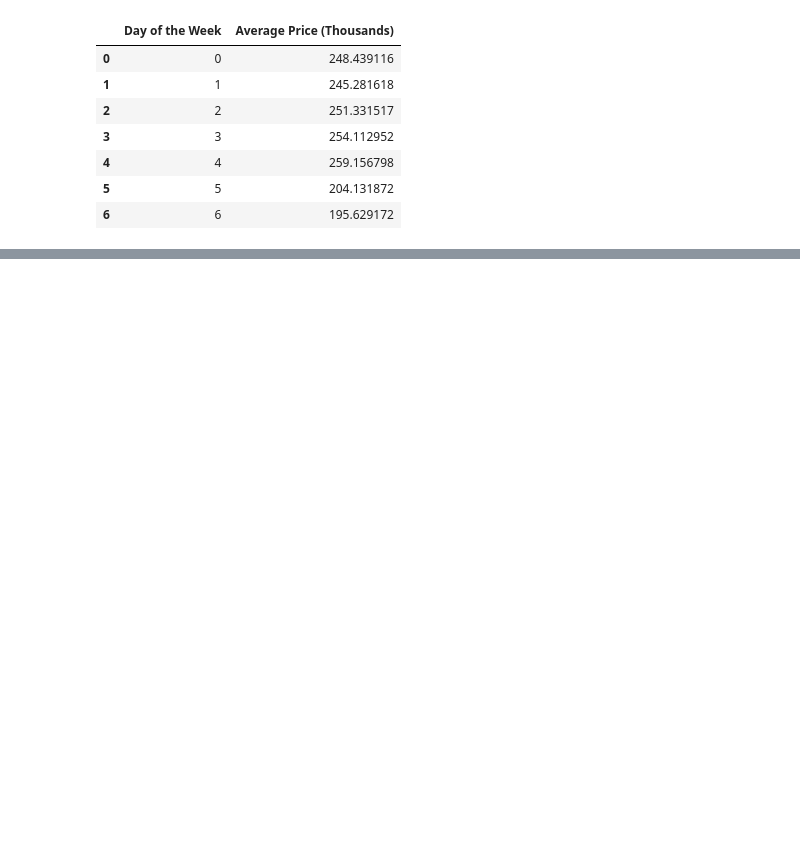
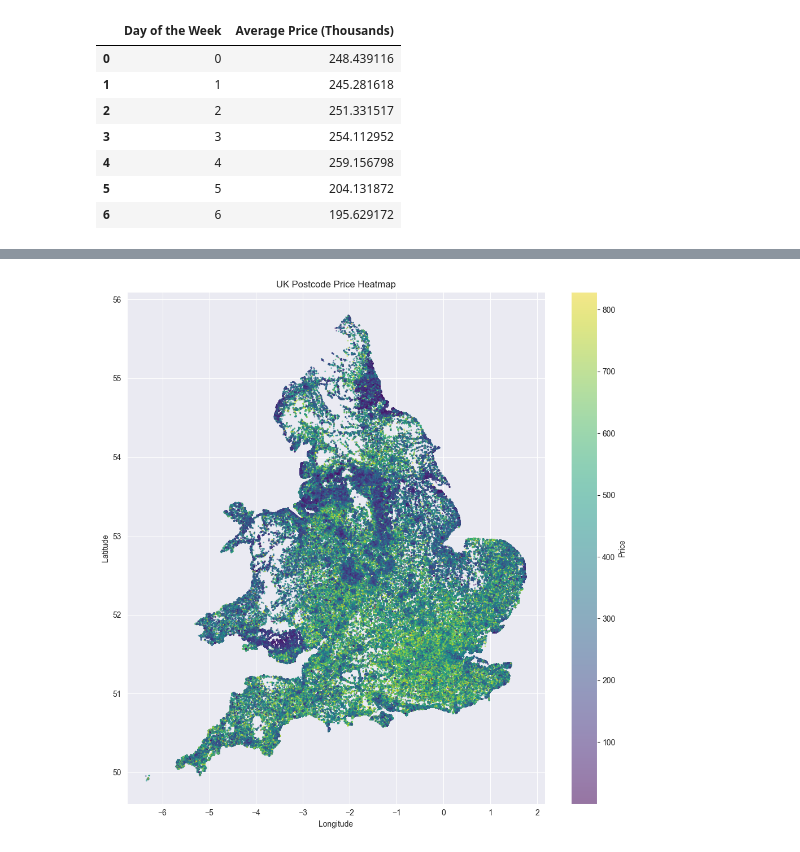
Before and after one commit to Tom-Kerrison/Housing-Price-Predictor, a Jupyter notebook: EDA.ipynb, the cells around one changed output, grey strips where cells are left out. Saved outputs shown, nothing was run; the diff lists cells and outputs as text; code cells hidden in the pictures; blank space fills up the shorter version.

```diff
--- a/EDA.ipynb
+++ b/EDA.ipynb
@@ -243,0 +331,23 @@ sns.lineplot(x='Day of the Week', y='Average Price (Thousands)', data=oth_prop,
+# %%
+import matplotlib.pyplot as plt
+
+plt.figure(figsize=(10, 10))
+
+plt.scatter(
+    no_outliers_df['LONG'],
+    no_outliers_df['LAT'],
+    c=no_outliers_df['Price (Thousands)'],
+    cmap='viridis',
+    s=1,
+    alpha=0.5
+)
+
+plt.colorbar(label='Price')
+plt.xlabel('Longitude')
+plt.ylabel('Latitude')
+plt.title('UK Postcode Price Heatmap')
+plt.grid(True)
+plt.tight_layout()
+plt.show()
+# %% [output]
+[figure, added]
```
Also changed, not shown: parts of 11 cells of this notebook, 1 other file.
